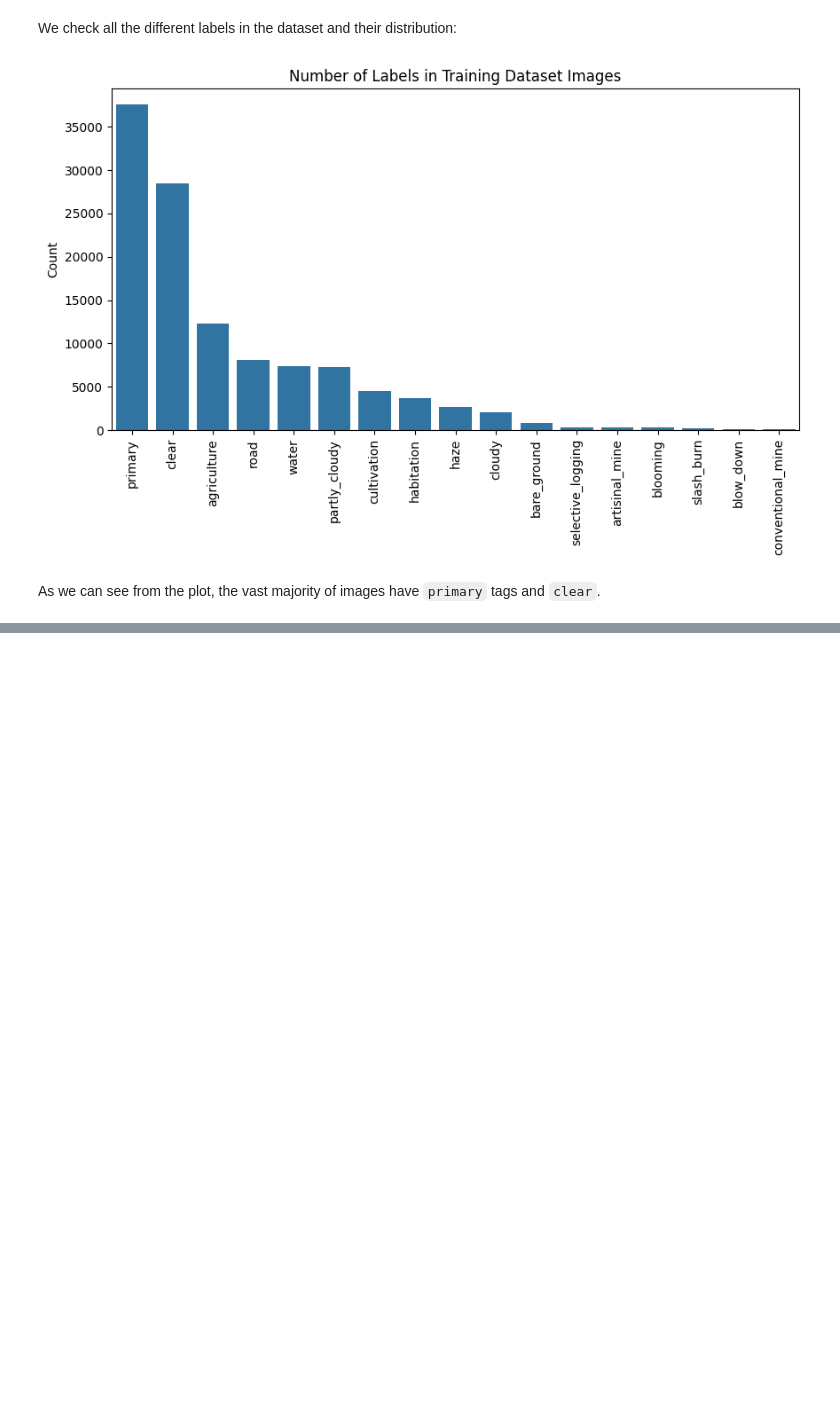
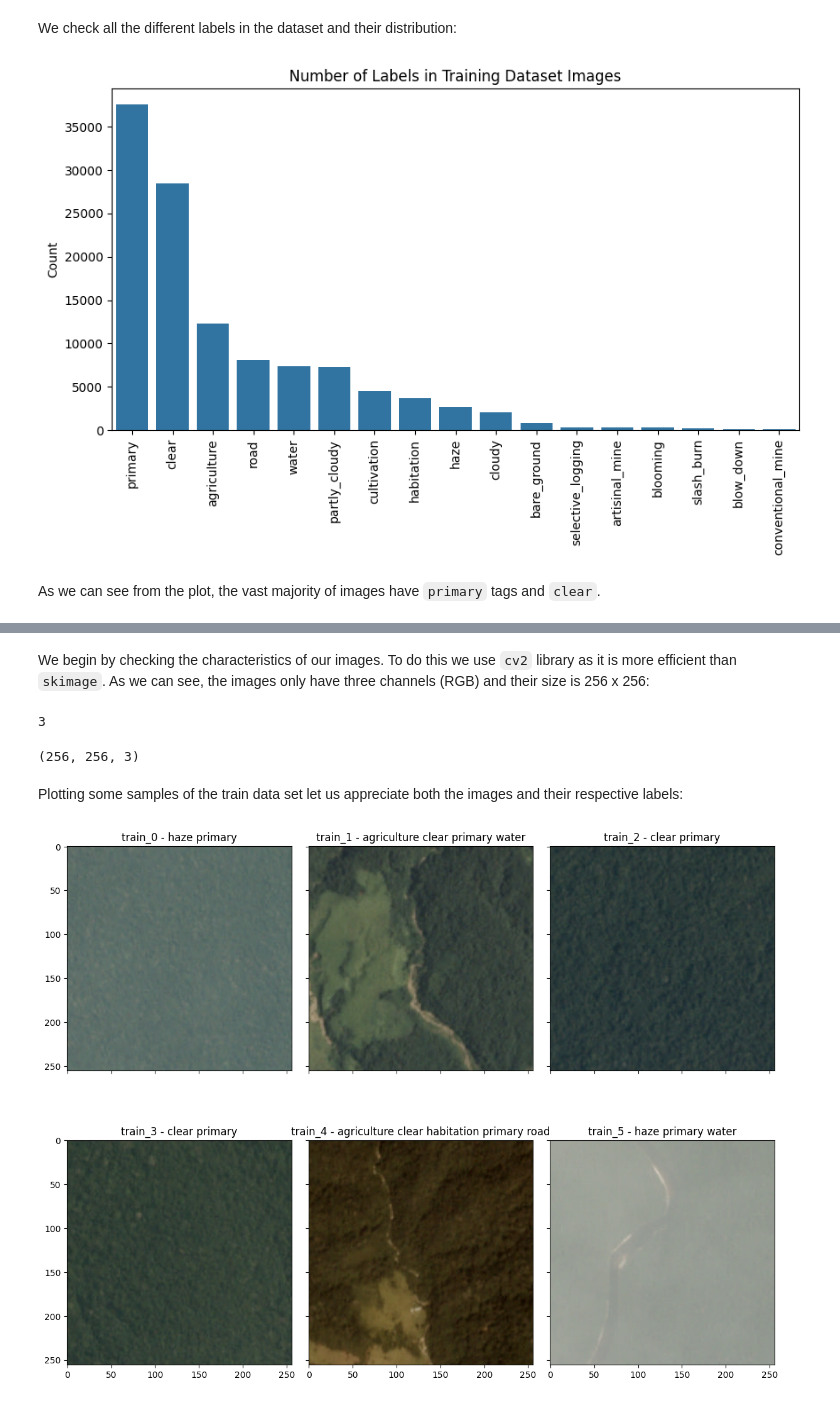
Before and after one commit to ssegovba/identifying-deforestation, a Jupyter notebook: notebooks/eda_satellite_imageryf.ipynb, the cells around one changed output, grey strips where cells are left out. Cells and saved outputs as stored; diff of their text form; code cells hidden in the pictures; blank space fills up the shorter version.

```diff
--- a/notebooks/eda_satellite_imageryf.ipynb
+++ b/notebooks/eda_satellite_imageryf.ipynb
@@ -79,0 +93,57 @@ As we can see from the plot, the vast majority of images have `primary` tags and
+# %% [markdown]
+We begin by checking the characteristics of our images. To do this we use `cv2` library as it is more efficient than `skimage`. As we can see, the images only have three channels (RGB) and their size is 256 x 256:
+# %%
+img_path = f"{data_path}train-jpg/train_1.jpg"
+img = cv2.imread(img_path)
+# %%
+img.ndim
+# %% [output]
+3
+# %%
+img.shape
+# %% [output]
+(256, 256, 3)
+# %% [markdown]
+Plotting some samples of the train data set let us appreciate both the images and their respective labels:
+# %%
+# Setup the style directly without the need for an intermediate dictionary
+plt.rc('axes', grid=False)
+
+# Create a 2x3 grid of subplots with shared x and y axes, and set the figure size
+fig, axes = plt.subplots(2, 3, sharex='col', sharey='row', figsize=(12, 10))
+axes = axes.flatten()  # Flatten the axes array for easier indexing
+
+# Ensure that you do not attempt to plot more images than you have subplots
+num_images = len(labels_df[:6].values)
+assert num_images <= 6, "Attempting to plot more images than subplots available"
+
+# Loop over the first 6 entries of labels_df with automatic indexing via enumerate
+for idx, (filename, label) in enumerate(labels_df[:6].values):
+    # Load the image using cv2
+    img_path = f"{data_path}train-jpg/{filename}.jpg"
+    img = cv2.imread(img_path)
+
+    # Check if the image is loaded properly
+    if img is None:
+        print(f"Failed to load image at: {img_path}")
+        continue
+
+    # Convert BGR to RGB for plotting
+    img = cv2.cvtColor(img, cv2.COLOR_BGR2RGB)
+
+    # Display the image on the corresponding subplot
+    axes[idx].imshow(img)
+
+    # Set the title for each subplot
+    axes[idx].set_title(f"{filename} - {label}")
+
+# Disable axes not used if there are any (e.g., if less than 6 images are to be plotted)
+if len(labels_df[:6].values) < 6:
+    for ax in axes[len(labels_df[:6].values):]:
+        ax.axis('off')
+
+# Show the plot
+plt.tight_layout()  # Adjust layout to prevent overlap
+plt.show()
+# %% [output]
+[figure, added]
```
Also changed, not shown: parts of 8 cells of this notebook.
